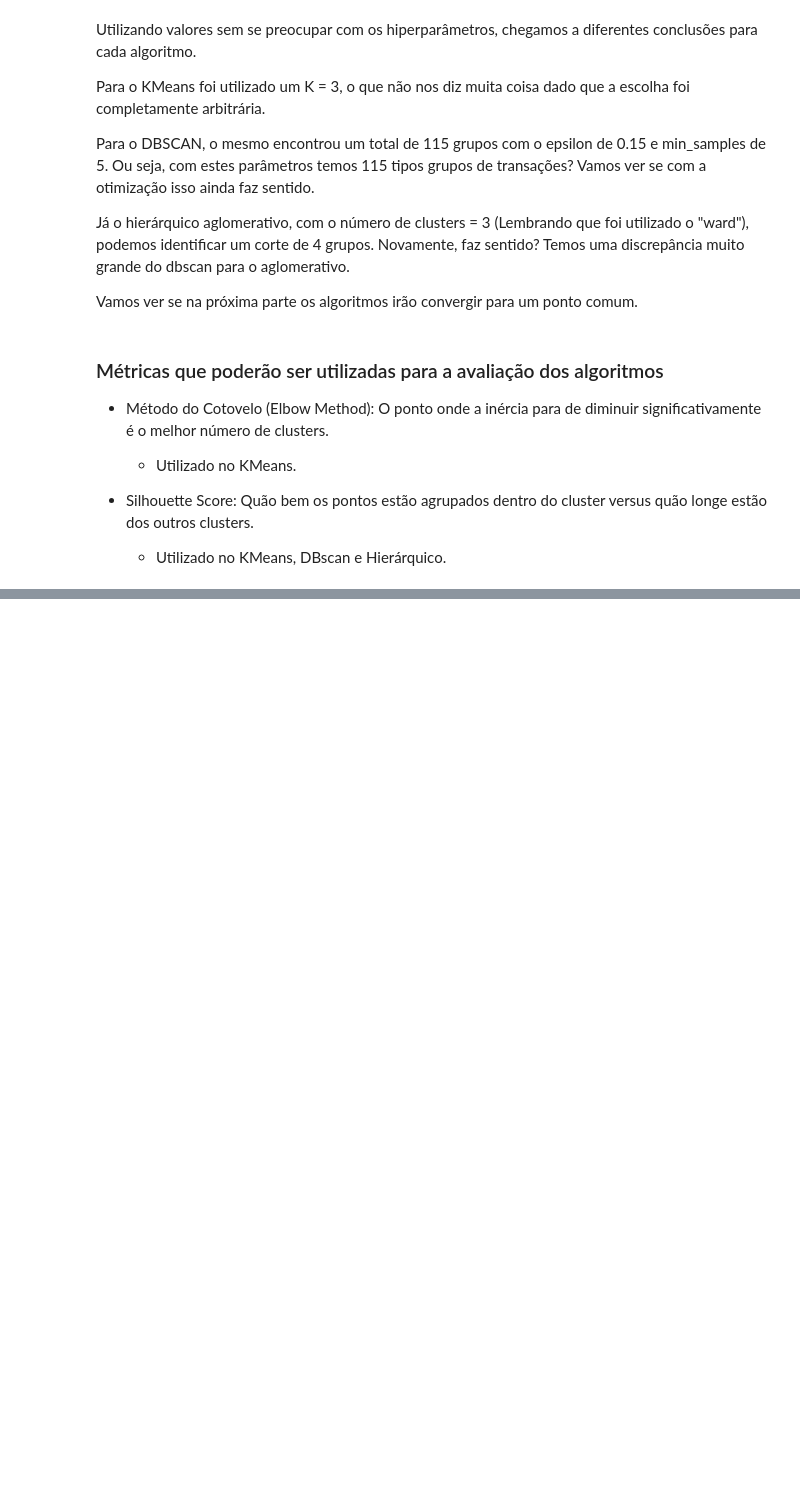
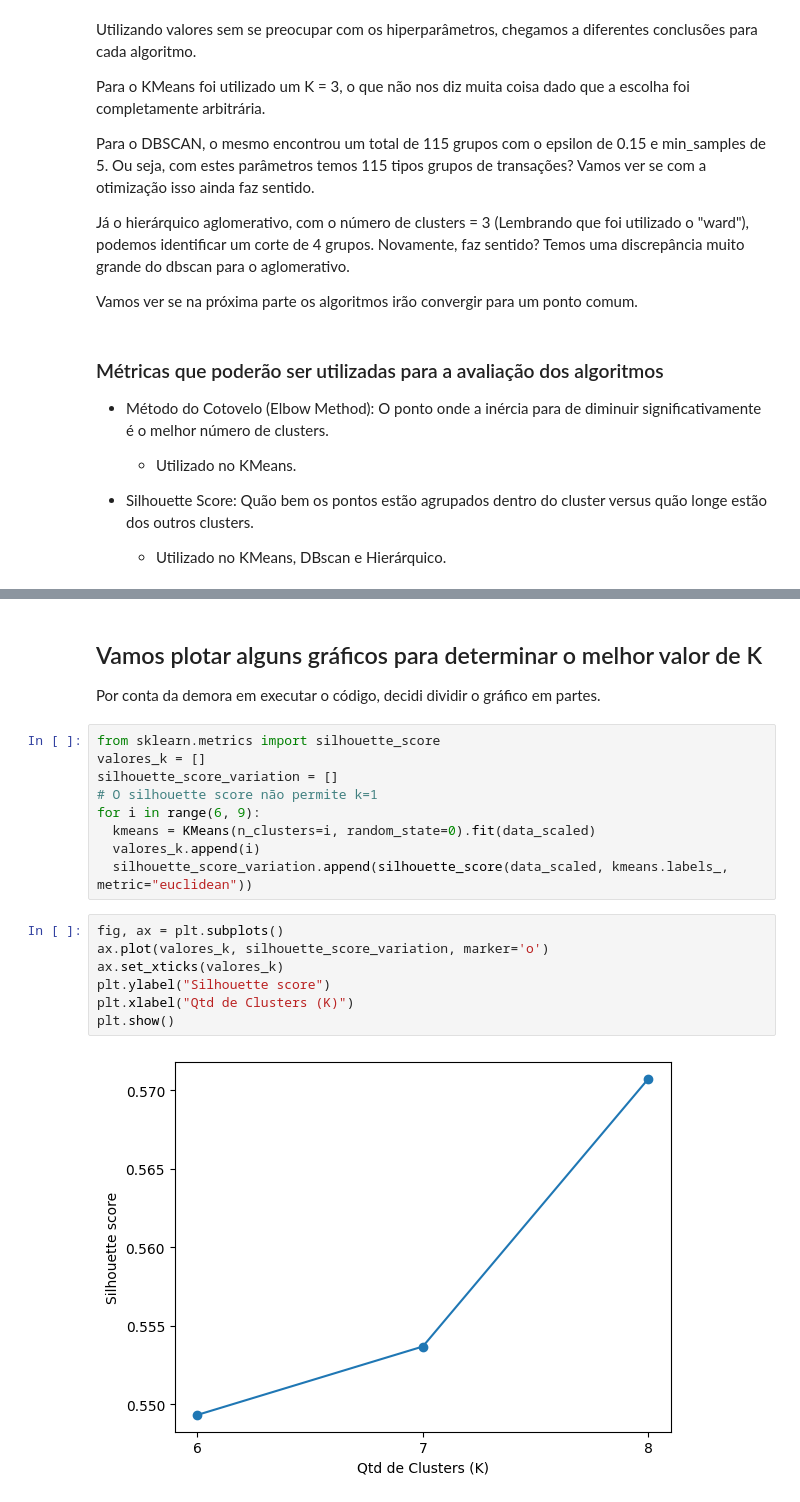
Before and after one commit to GodKelvin/pos-ia-dados-ufes, a Jupyter notebook: Clusterização e Redução de Dimensionalidade/projeto_disciplina.ipynb, the cells around one changed output, grey strips where cells are left out. Cells and saved outputs as stored; diff of their text form; blank space fills up the shorter version.

```diff
--- a/Clusterização e Redução de Dimensionalidade/projeto_disciplina.ipynb
+++ b/Clusterização e Redução de Dimensionalidade/projeto_disciplina.ipynb
@@ -303,0 +343,22 @@ Vamos ver se na próxima parte os algoritmos irão convergir para um ponto comum
+# %% [markdown]
+## Vamos plotar alguns gráficos para determinar o melhor valor de K
+
+Por conta da demora em executar o código, decidi dividir o gráfico em partes.
+# %%
+from sklearn.metrics import silhouette_score
+valores_k = []
+silhouette_score_variation = []
+# O silhouette score não permite k=1
+for i in range(6, 9):
+  kmeans = KMeans(n_clusters=i, random_state=0).fit(data_scaled)
+  valores_k.append(i)
+  silhouette_score_variation.append(silhouette_score(data_scaled, kmeans.labels_, metric="euclidean"))
+# %%
+fig, ax = plt.subplots()
+ax.plot(valores_k, silhouette_score_variation, marker='o')
+ax.set_xticks(valores_k)
+plt.ylabel("Silhouette score")
+plt.xlabel("Qtd de Clusters (K)")
+plt.show()
+# %% [output]
+[figure, added]
```
Also changed, not shown: parts of 19 cells of this notebook.
